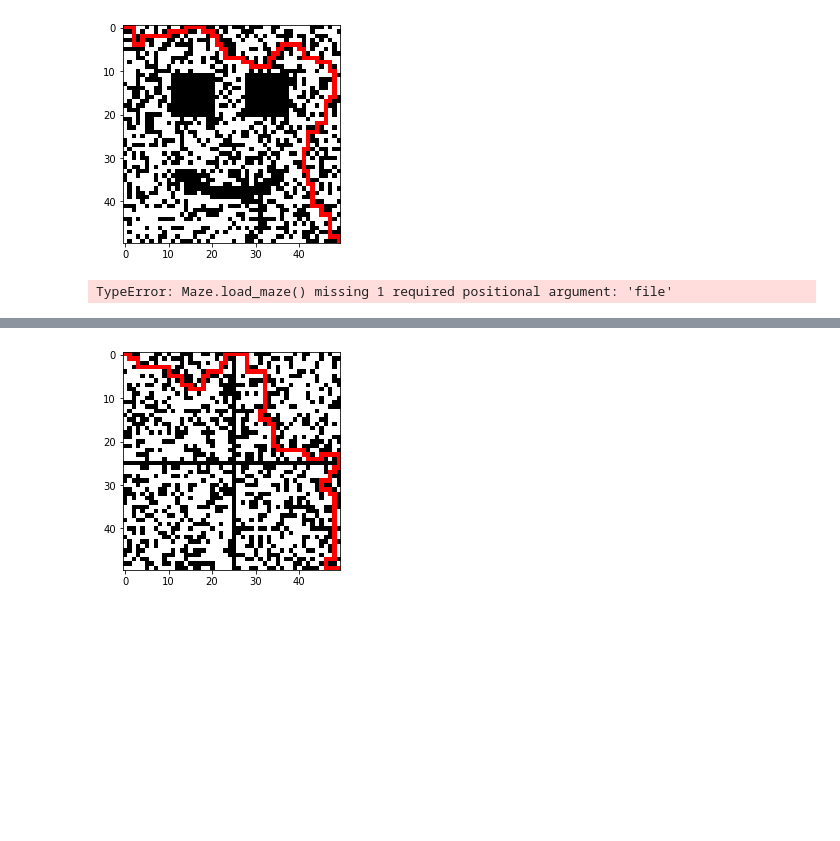
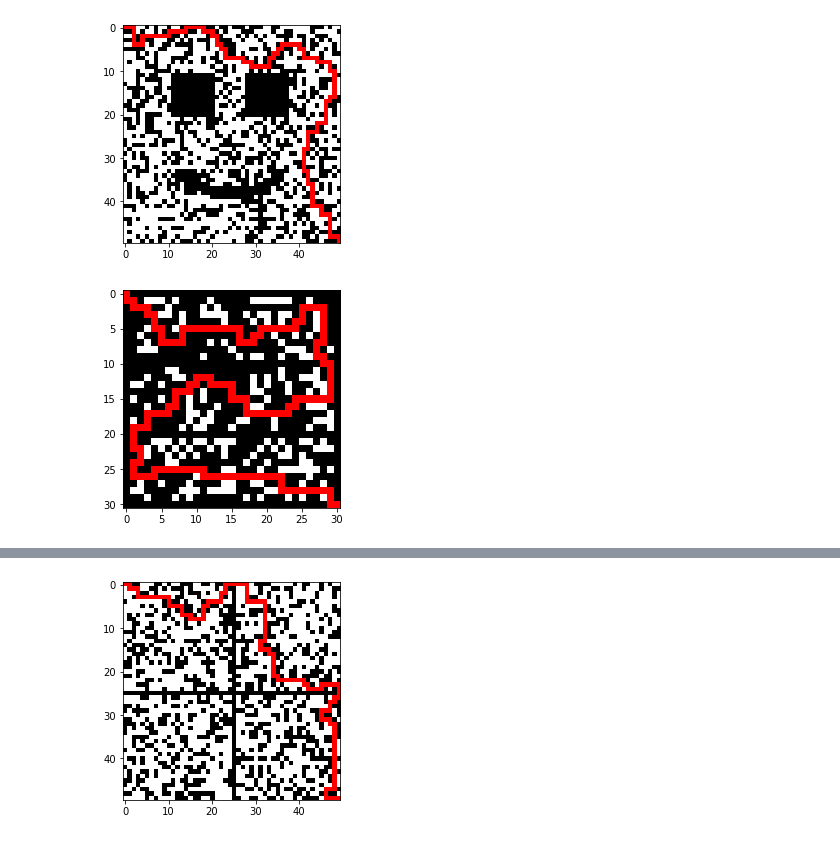
Before and after one commit to hav0323/vvp_bludiste, a Jupyter notebook: examples.ipynb, the cells around one changed output, grey strips where cells are left out. Drawn from its saved outputs; the diff is of its cells as text; code cells hidden in the pictures; blank space fills up the shorter version.

```diff
--- a/examples.ipynb
+++ b/examples.ipynb
@@ -8,11 +8,11 @@ Maze.maze_picture(maze, path)
 [figure]
 # %%
 maze_instance= Maze()
-maze_instance= load_maze("data//maze_5.csv")
+maze_instance.load_maze("data//maze_5.csv")
 path = maze_instance.shortest_path()
 maze_instance.maze_picture(path)
 # %% [output]
-TypeError: Maze.load_maze() missing 1 required positional argument: 'file'
+[figure, added]
 # %%
 maze = Maze(50,"x")
 path = Maze.shortest_path(maze)
```
Also changed, not shown: parts of 3 cells of this notebook, 1 other file.
